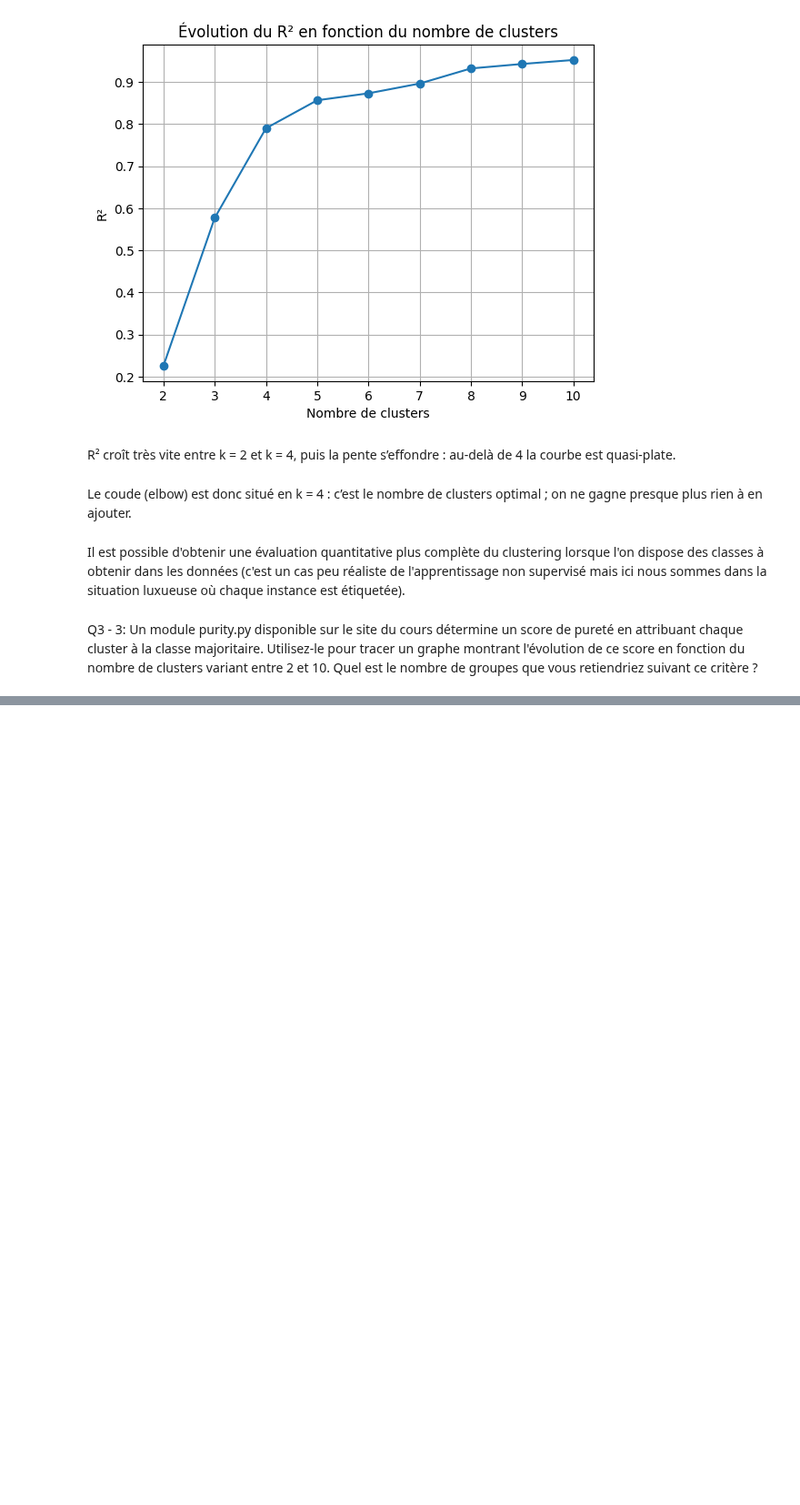
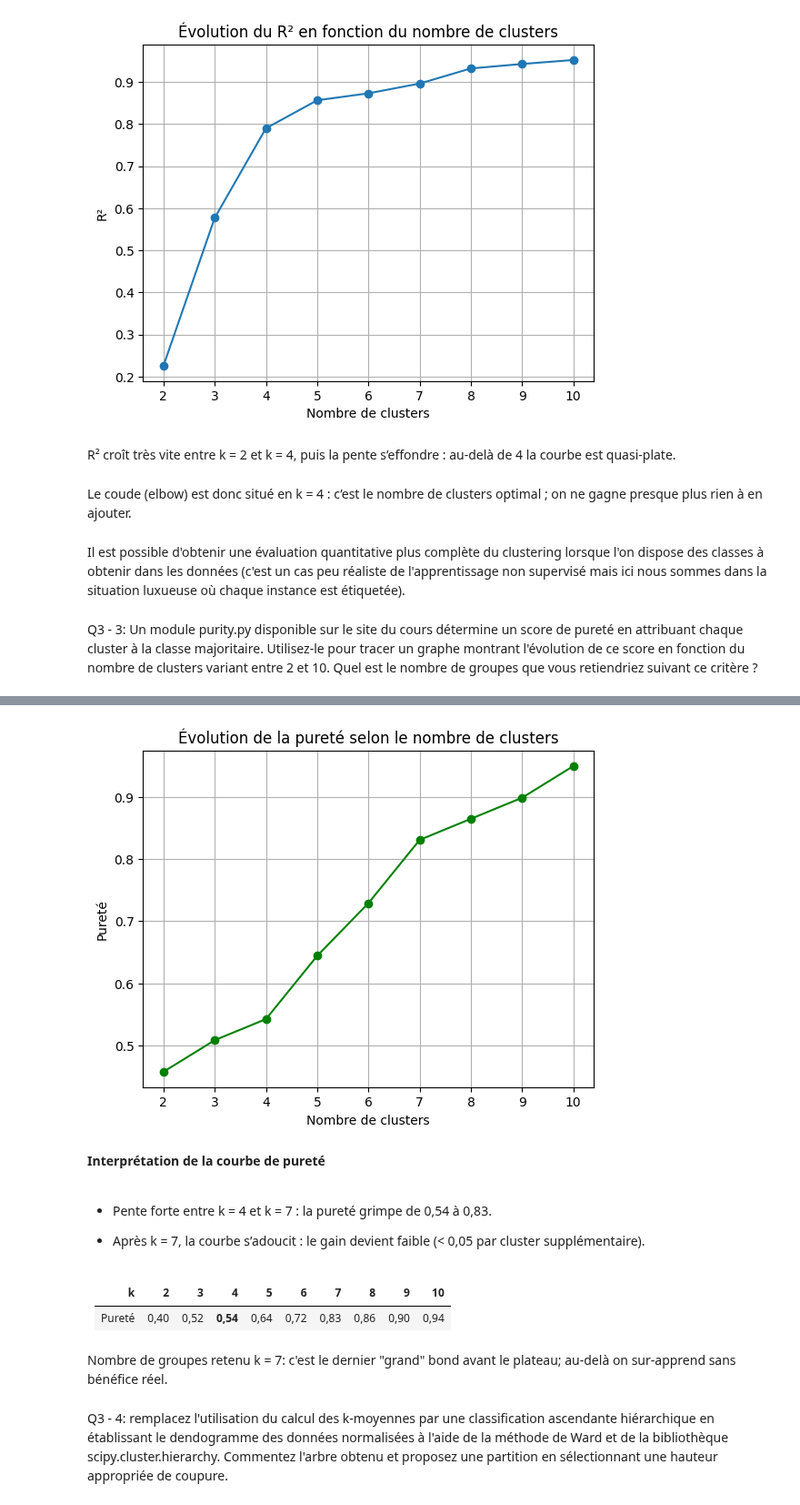
Before and after one commit to olfabre/DataMaining_Master_2, a Jupyter notebook: tp1.ipynb, the cells around one changed output, grey strips where cells are left out. Shown at 91% size. Drawn from its saved outputs; the diff is of its cells as text; code cells hidden in the pictures; blank space fills up the shorter version.

```diff
--- a/tp1.ipynb
+++ b/tp1.ipynb
@@ -462,0 +458,47 @@ def purity_score(y_true, y_pred):
+# %%
+# ----------- 3-3 : pureté en fonction de k -----------
+import pandas as pd
+import matplotlib.pyplot as plt
+from sklearn.preprocessing import MinMaxScaler
+from sklearn.cluster import KMeans
+from purity import purity_score          # fichier fourni
+
+# 1. données déjà lues & normalisées
+df = pd.read_csv('fruit_data_with_colors.txt', sep='\t')
+X_norm = MinMaxScaler().fit_transform(df[['mass','width','color_score']])
+
+# 2. calcul de la pureté pour k = 2 … 10
+k_range = range(2, 11)
+purete = []
+
+for k in k_range:
+    km = KMeans(n_clusters=k, random_state=42).fit(X_norm)
+    # y_true : etiquette numérique du fruit
+    purete.append(purity_score(df['fruit_label'].values, km.labels_))
+
+# 3. tracé
+plt.plot(k_range, purete, marker='o', color='green')
+plt.xlabel('Nombre de clusters')
+plt.ylabel('Pureté')
+plt.title('Évolution de la pureté selon le nombre de clusters')
+plt.grid(True)
+plt.show()
+# %% [output]
+[figure, added]
+# %% [markdown]
+ **Interprétation de la courbe de pureté**
+# %% [markdown]
+- Pente forte entre k = 4 et k = 7 : la pureté grimpe de 0,54 à 0,83.
+
+- Après k = 7, la courbe s’adoucit : le gain devient faible (< 0,05 par cluster supplémentaire).
+# %% [markdown]
+| k      | 2    | 3    | 4        | 5    | 6    | 7    | 8    | 9    | 10   |
+| ------ | ---- | ---- | -------- | ---- | ---- | ---- | ---- | ---- | ---- |
+| Pureté | 0,40 | 0,52 | **0,54** | 0,64 | 0,72 | 0,83 | 0,86 | 0,90 | 0,94 |
+# %% [markdown]
+Nombre de groupes retenu k = 7: c'est le dernier "grand" bond avant le plateau; au-delà on sur-apprend sans bénéfice réel.
+# %% [markdown]
+Q3 - 4: remplacez l'utilisation du calcul des k-moyennes par une classification ascendante hiérarchique
+en établissant le dendogramme des données normalisées à l'aide de la méthode de Ward et de
+la bibliothèque scipy.cluster.hierarchy. Commentez l'arbre obtenu et proposez une partition en
+sélectionnant une hauteur appropriée de coupure.
```
Also changed, not shown: parts of 4 cells of this notebook.
